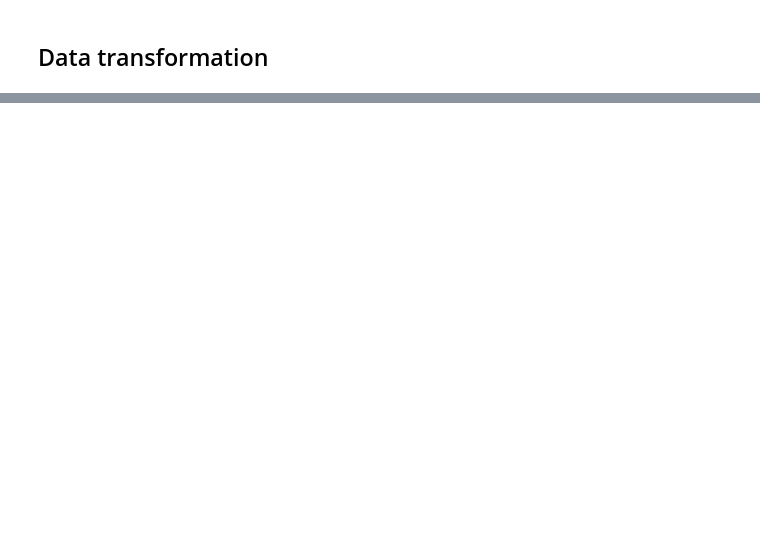
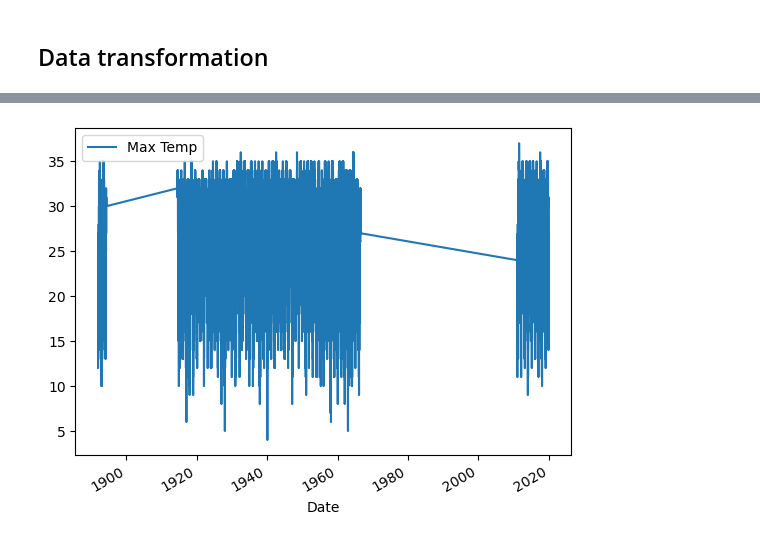
Before and after one commit to Iskanderrus/time_series, a Jupyter notebook: 001_SPb in Florida.ipynb, the cells around one changed output, grey strips where cells are left out. Drawn from its saved outputs; the diff is of its cells as text; code cells hidden in the pictures; blank space fills up the shorter version.

```diff
--- a/001_SPb in Florida.ipynb
+++ b/001_SPb in Florida.ipynb
@@ -206,0 +217,4 @@ df.head()
+# %%
+df.plot(y='Max Temp', use_index=True, kind='line');
+# %% [output]
+[figure, added]
```
Also changed, not shown: parts of 6 cells of this notebook.
